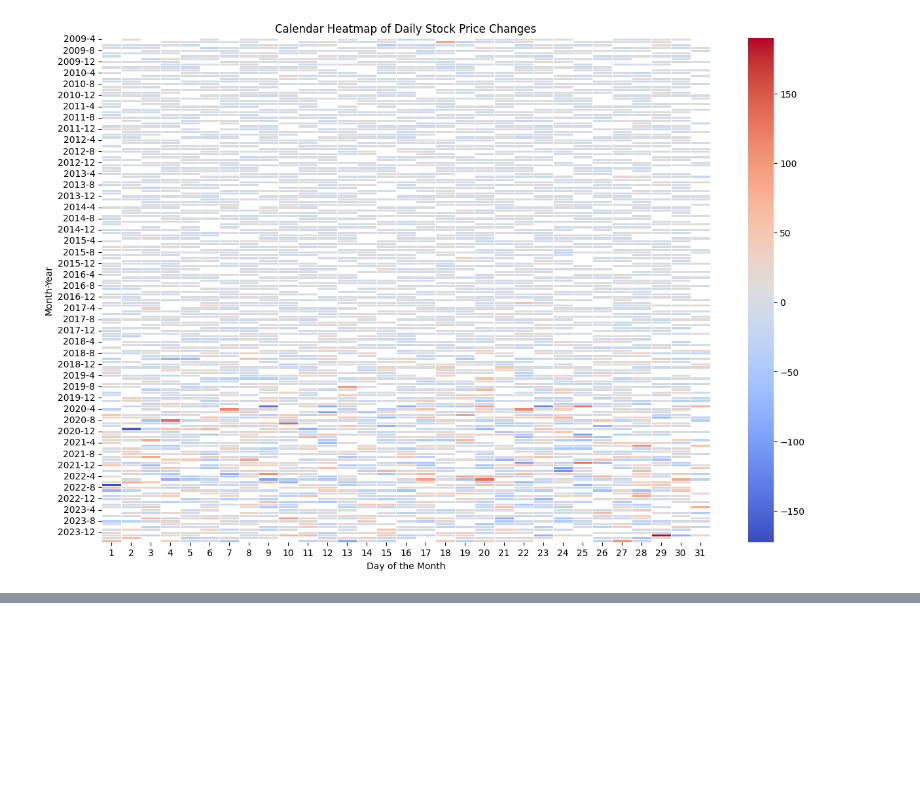
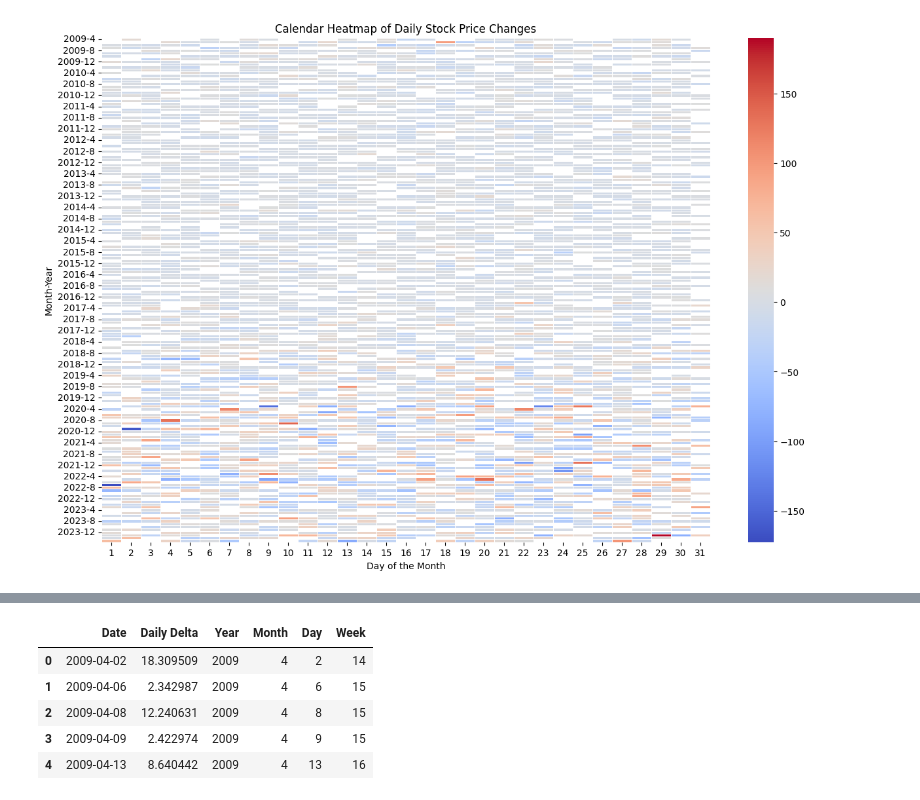
Before and after one commit to highonsemicolon/weekWinner, a Jupyter notebook: notebooks/01_data_exploring.ipynb, the cells around one changed output, grey strips where cells are left out. Drawn from its saved outputs; the diff is of its cells as text; code cells hidden in the pictures; blank space fills up the shorter version.

```diff
--- a/notebooks/01_data_exploring.ipynb
+++ b/notebooks/01_data_exploring.ipynb
@@ -79,0 +89,15 @@ plt.show()
+# %%
+plotly_data = df[['Daily Delta']].reset_index()
+plotly_data['Year'] = plotly_data['Date'].dt.year
+plotly_data['Month'] = plotly_data['Date'].dt.month
+plotly_data['Day'] = plotly_data['Date'].dt.day
+plotly_data['Week'] = plotly_data['Date'].dt.isocalendar().week
+# %%
+plotly_data.head()
+# %% [output]
+|  | Date | Daily Delta | Year | Month | Day | Week |
+| 0 | 2009-04-02 | 18.309509 | 2009 | 4 | 2 | 14 |
+| 1 | 2009-04-06 | 2.342987 | 2009 | 4 | 6 | 15 |
+| 2 | 2009-04-08 | 12.240631 | 2009 | 4 | 8 | 15 |
+| 3 | 2009-04-09 | 2.422974 | 2009 | 4 | 9 | 15 |
+| 4 | 2009-04-13 | 8.640442 | 2009 | 4 | 13 | 16 |
```
Also changed, not shown: parts of 6 cells of this notebook.
